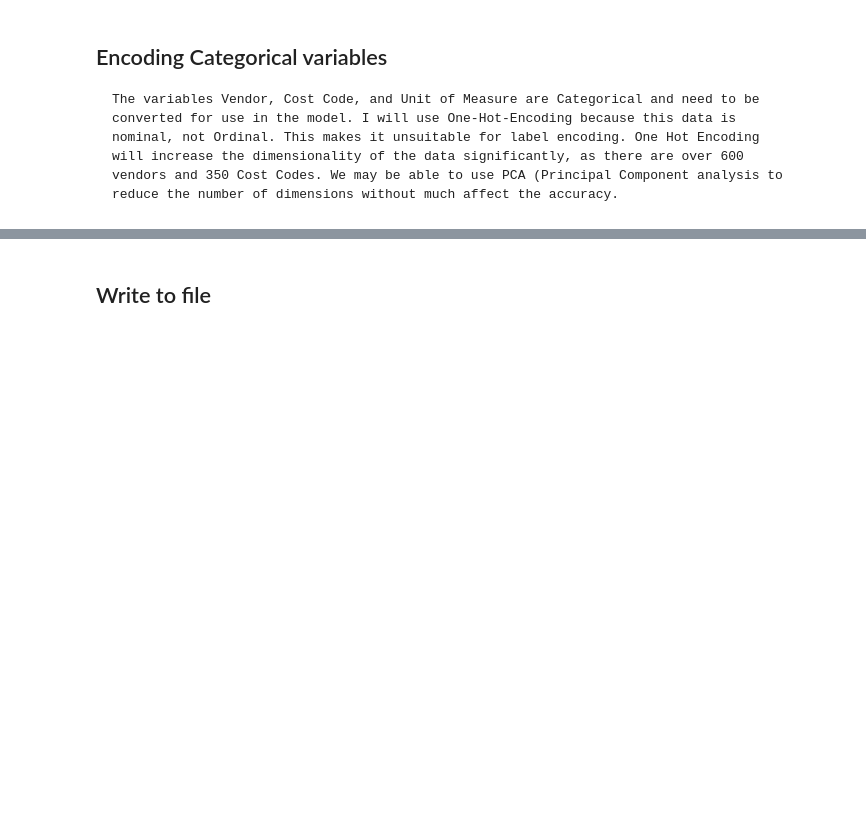
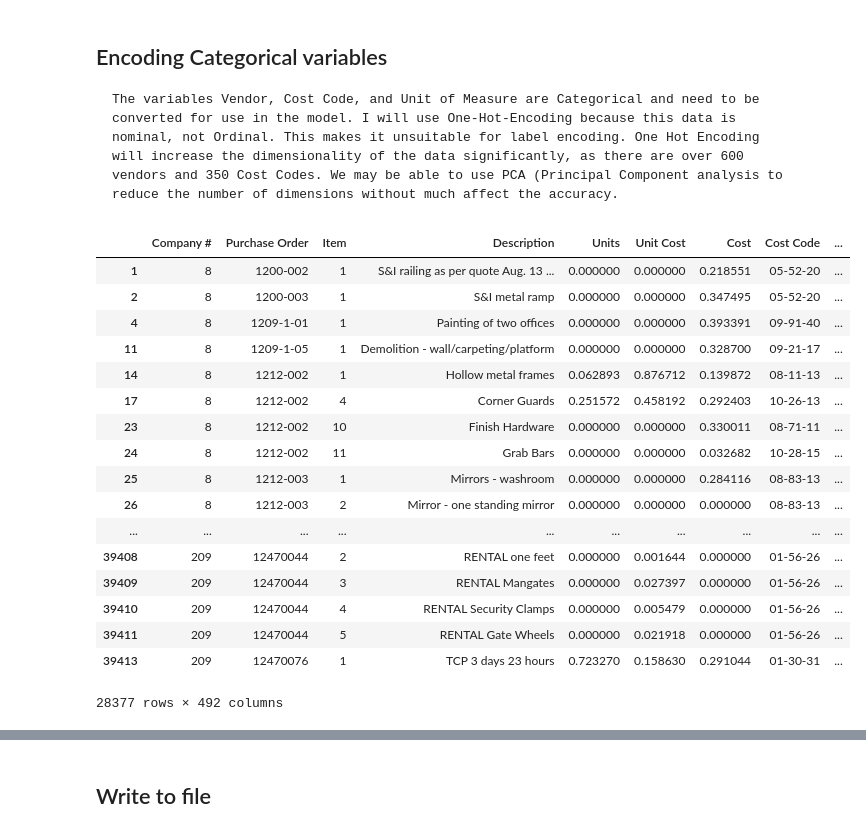
Before and after one commit to Daniel-M-Kelly/Udacity-MLND-Project, a Jupyter notebook: PO_Dataset_Exploration.ipynb, the cells around one changed output, grey strips where cells are left out. Saved outputs shown, nothing was run; the diff lists cells and outputs as text; code cells hidden in the pictures; blank space fills up the shorter version.

```diff
--- a/PO_Dataset_Exploration.ipynb
+++ b/PO_Dataset_Exploration.ipynb
@@ -368,0 +365,21 @@ cost_code_encoded = pd.get_dummies(cost_code)
+# %%
+df_90
+# %% [output]
+|  | Company # | Purchase Order | Item | Description | Units | Unit Cost | Cost | Cost Code | ... |
+| 1 | 8 | 1200-002 | 1 | S&I railing as per quote Aug. 13 ... | 0.000000 | 0.000000 | 0.218551 | 05-52-20 | ... |
+| 2 | 8 | 1200-003 | 1 | S&I metal ramp | 0.000000 | 0.000000 | 0.347495 | 05-52-20 | ... |
+| 4 | 8 | 1209-1-01 | 1 | Painting of two offices | 0.000000 | 0.000000 | 0.393391 | 09-91-40 | ... |
+| 11 | 8 | 1209-1-05 | 1 | Demolition - wall/carpeting/platform | 0.000000 | 0.000000 | 0.328700 | 09-21-17 | ... |
+| 14 | 8 | 1212-002 | 1 | Hollow metal frames | 0.062893 | 0.876712 | 0.139872 | 08-11-13 | ... |
+| 17 | 8 | 1212-002 | 4 | Corner Guards | 0.251572 | 0.458192 | 0.292403 | 10-26-13 | ... |
+| 23 | 8 | 1212-002 | 10 | Finish Hardware | 0.000000 | 0.000000 | 0.330011 | 08-71-11 | ... |
+| 24 | 8 | 1212-002 | 11 | Grab Bars | 0.000000 | 0.000000 | 0.032682 | 10-28-15 | ... |
+| 25 | 8 | 1212-003 | 1 | Mirrors - washroom | 0.000000 | 0.000000 | 0.284116 | 08-83-13 | ... |
+| 26 | 8 | 1212-003 | 2 | Mirror - one standing mirror | 0.000000 | 0.000000 | 0.000000 | 08-83-13 | ... |
+| ... | ... | ... | ... | ... | ... | ... | ... | ... | ... |
+| 39408 | 209 | 12470044 | 2 | RENTAL one feet | 0.000000 | 0.001644 | 0.000000 | 01-56-26 | ... |
+| 39409 | 209 | 12470044 | 3 | RENTAL Mangates | 0.000000 | 0.027397 | 0.000000 | 01-56-26 | ... |
+| 39410 | 209 | 12470044 | 4 | RENTAL Security Clamps | 0.000000 | 0.005479 | 0.000000 | 01-56-26 | ... |
+| 39411 | 209 | 12470044 | 5 | RENTAL Gate Wheels | 0.000000 | 0.021918 | 0.000000 | 01-56-26 | ... |
+| 39413 | 209 | 12470076 | 1 | TCP 3 days 23 hours | 0.723270 | 0.158630 | 0.291044 | 01-30-31 | ... |
+28377 rows × 492 columns
```
Also changed, not shown: parts of 6 cells of this notebook, 2 other files.
